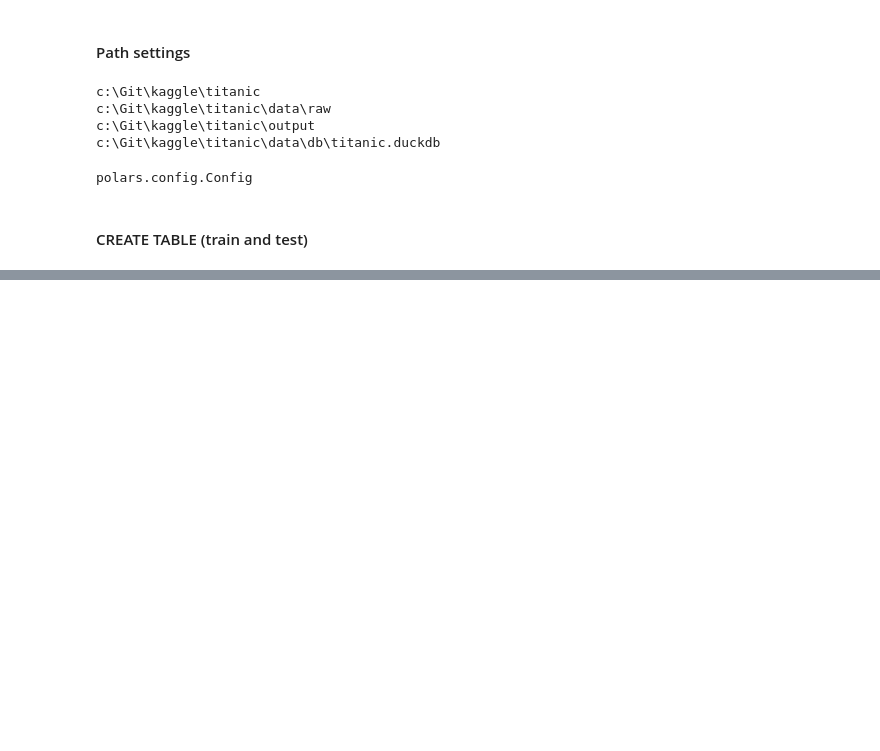
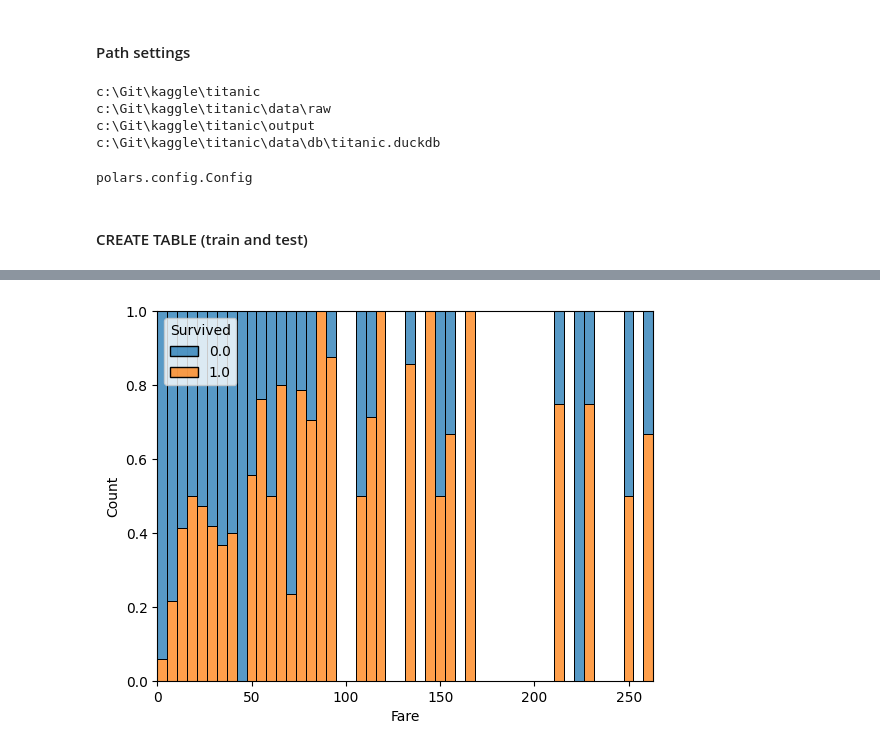
Before and after one commit to ROROROMP/kaggle, a Jupyter notebook: titanic/notebook.ipynb, the cells around one changed output, grey strips where cells are left out. Cells and saved outputs as stored; diff of their text form; code cells hidden in the pictures; blank space fills up the shorter version.

```diff
--- a/titanic/notebook.ipynb
+++ b/titanic/notebook.ipynb
@@ -126,5 +121,5 @@ def create_join_data():
 # %%
-join_data = conn.sql("SELECT * FROM join_data").pl()
+join_data = conn.table("join_data_tbl").pl()
 
 # 結合データのサマリを確認
 print(join_data.describe())
@@ -157,0 +207,15 @@ shape: (9, 13)
+# %%
+# チケット価格ごとの生存を確認
+join_data_pd = join_data.to_pandas()
+
+sns.histplot(
+    data=join_data_pd[join_data_pd["Fare"] < 300],
+    x="Fare",
+    hue="Survived",
+    bins=50,
+    multiple="fill"
+)
+
+plt.show()
+# %% [output]
+[figure, added]
```
Also changed, not shown: parts of 23 cells of this notebook, 2 other files.
